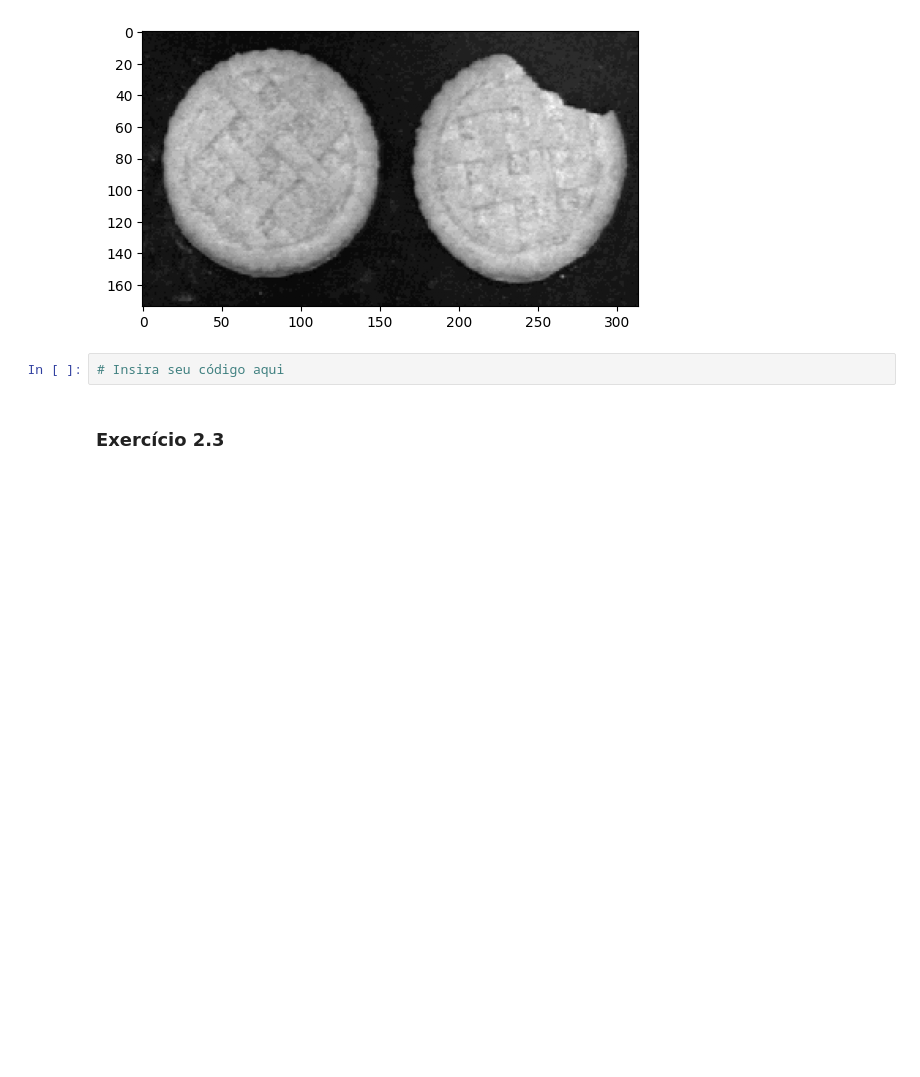
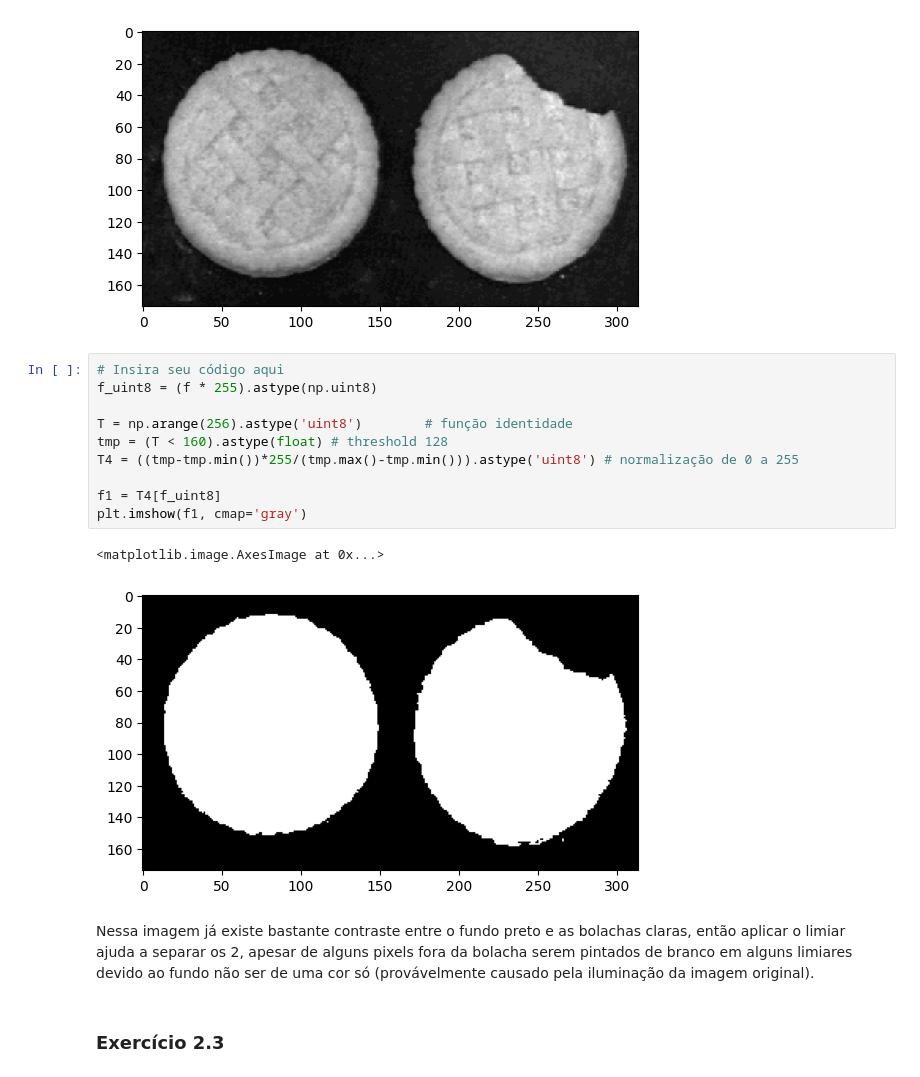
Before and after one commit to UNICAMP-EA979/2026s1-pi03-transforma-ointensidade-LuEx10, a Jupyter notebook: Atividade.ipynb, the cells around one changed output. Cells and saved outputs as stored; diff of their text form; blank space fills up the shorter version.

```diff
--- a/Atividade.ipynb
+++ b/Atividade.ipynb
@@ -245,8 +288,21 @@ plt.imshow(f,cmap='gray')
 # %% [output]
 <matplotlib.image.AxesImage at 0x...>
 [figure]
-# %%
-# Insira seu código aqui
+# %%
+# Insira seu código aqui
+f_uint8 = (f * 255).astype(np.uint8)
+
+T = np.arange(256).astype('uint8')        # função identidade
+tmp = (T < 160).astype(float) # threshold 128
+T4 = ((tmp-tmp.min())*255/(tmp.max()-tmp.min())).astype('uint8') # normalização de 0 a 255
+
+f1 = T4[f_uint8]
+plt.imshow(f1, cmap='gray')
+# %% [output]
+<matplotlib.image.AxesImage at 0x...>
+[figure, added]
+# %% [markdown]
+Nessa imagem já existe bastante contraste entre o fundo preto e as bolachas claras, então aplicar o limiar ajuda a separar os 2, apesar de alguns pixels fora da bolacha serem pintados de branco em alguns limiares devido ao fundo não ser de uma cor só (provávelmente causado pela iluminação da imagem original).
 # %% [markdown]
 ### Exercício 2.3
 # %%
```
Also changed, not shown: parts of 4 cells of this notebook.
